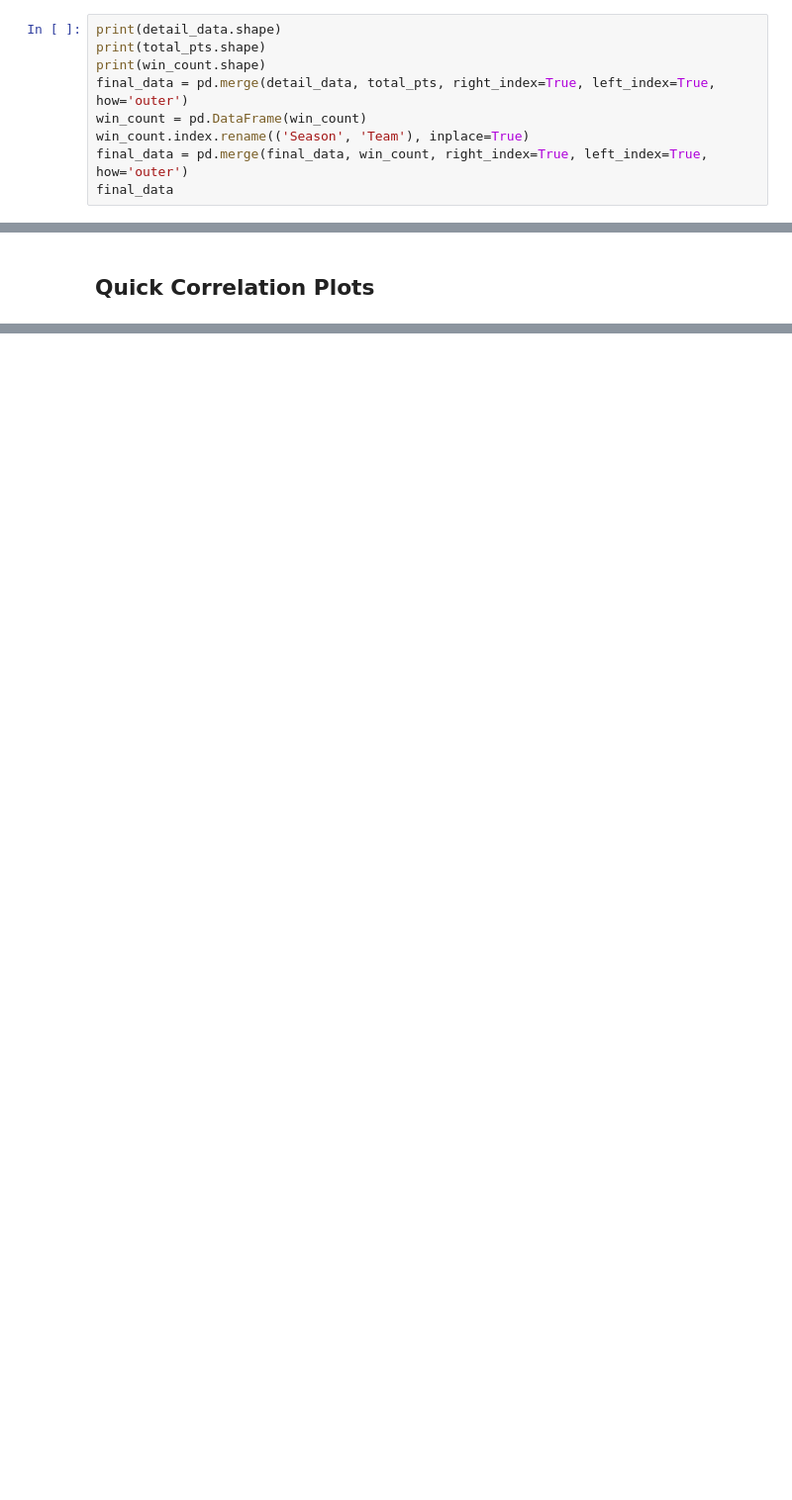
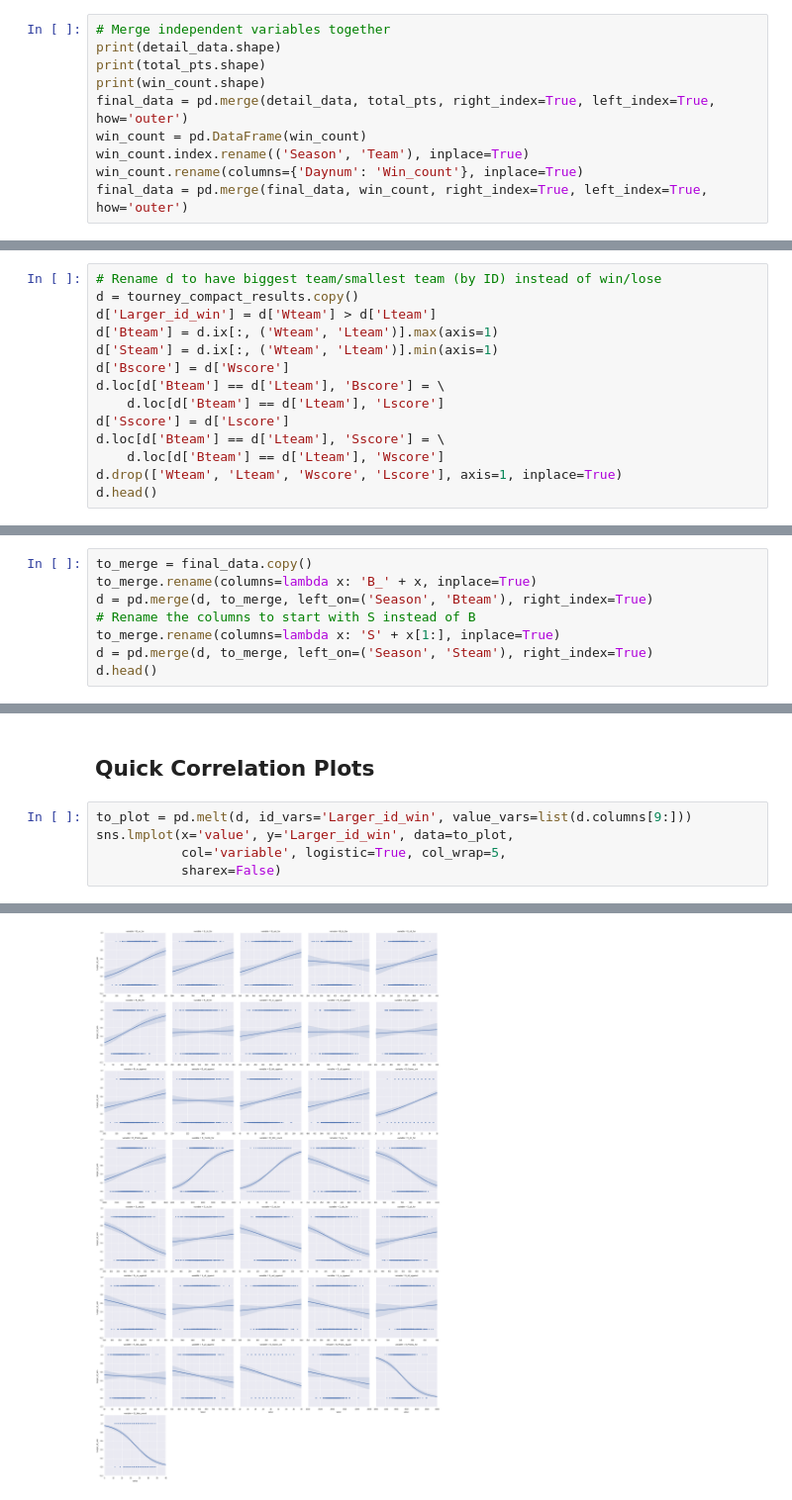
Before and after one commit to joshbrowning2358/GithubSandbox, a Jupyter notebook: Python/NCAA Data Manipulation.ipynb, the cells around one changed output, grey strips where cells are left out. Shown: that part at 99% size. Drawn from its saved outputs; the diff is of its cells as text; blank space fills up the shorter version.

Commit message:
Harmonizing data for estimation

```diff
--- a/Python/NCAA Data Manipulation.ipynb
+++ b/Python/NCAA Data Manipulation.ipynb
@@ -178,14 +178,15 @@ detail_data.drop(labels='all_one', axis=1, inplace=True)
 # %% [markdown]
 ## Create final DataFrame
 # %%
+# Merge independent variables together
 print(detail_data.shape)
 print(total_pts.shape)
 print(win_count.shape)
 final_data = pd.merge(detail_data, total_pts, right_index=True, left_index=True, how='outer')
 win_count = pd.DataFrame(win_count)
 win_count.index.rename(('Season', 'Team'), inplace=True)
+win_count.rename(columns={'Daynum': 'Win_count'}, inplace=True)
 final_data = pd.merge(final_data, win_count, right_index=True, left_index=True, how='outer')
-final_data
 # %% [output]
 (4428, 14)
 (9835, 3)
@@ -211,0 +194,14 @@ final_data
+# %%
+# Rename d to have biggest team/smallest team (by ID) instead of win/lose
+d = tourney_compact_results.copy()
+d['Larger_id_win'] = d['Wteam'] > d['Lteam']
+d['Bteam'] = d.ix[:, ('Wteam', 'Lteam')].max(axis=1)
+d['Steam'] = d.ix[:, ('Wteam', 'Lteam')].min(axis=1)
+d['Bscore'] = d['Wscore']
+d.loc[d['Bteam'] == d['Lteam'], 'Bscore'] = \
+    d.loc[d['Bteam'] == d['Lteam'], 'Lscore']
+d['Sscore'] = d['Lscore']
+d.loc[d['Bteam'] == d['Lteam'], 'Sscore'] = \
+    d.loc[d['Bteam'] == d['Lteam'], 'Wscore']
+d.drop(['Wteam', 'Lteam', 'Wscore', 'Lscore'], axis=1, inplace=True)
+d.head()
@@ -211,0 +215,8 @@ final_data
+# %%
+to_merge = final_data.copy()
+to_merge.rename(columns=lambda x: 'B_' + x, inplace=True)
+d = pd.merge(d, to_merge, left_on=('Season', 'Bteam'), right_index=True)
+# Rename the columns to start with S instead of B
+to_merge.rename(columns=lambda x: 'S' + x[1:], inplace=True)
+d = pd.merge(d, to_merge, left_on=('Season', 'Steam'), right_index=True)
+d.head()
@@ -212,2 +231,8 @@ final_data
 # %% [markdown]
 ## Quick Correlation Plots
+# %%
+to_plot = pd.melt(d, id_vars='Larger_id_win', value_vars=list(d.columns[9:]))
+sns.lmplot(x='value', y='Larger_id_win', data=to_plot,
+           col='variable', logistic=True, col_wrap=5,
+           sharex=False)
+# %% [output]
@@ -213,0 +240 @@ final_data
+[figure, added]
```
Also changed, not shown: parts of 6 cells of this notebook.
